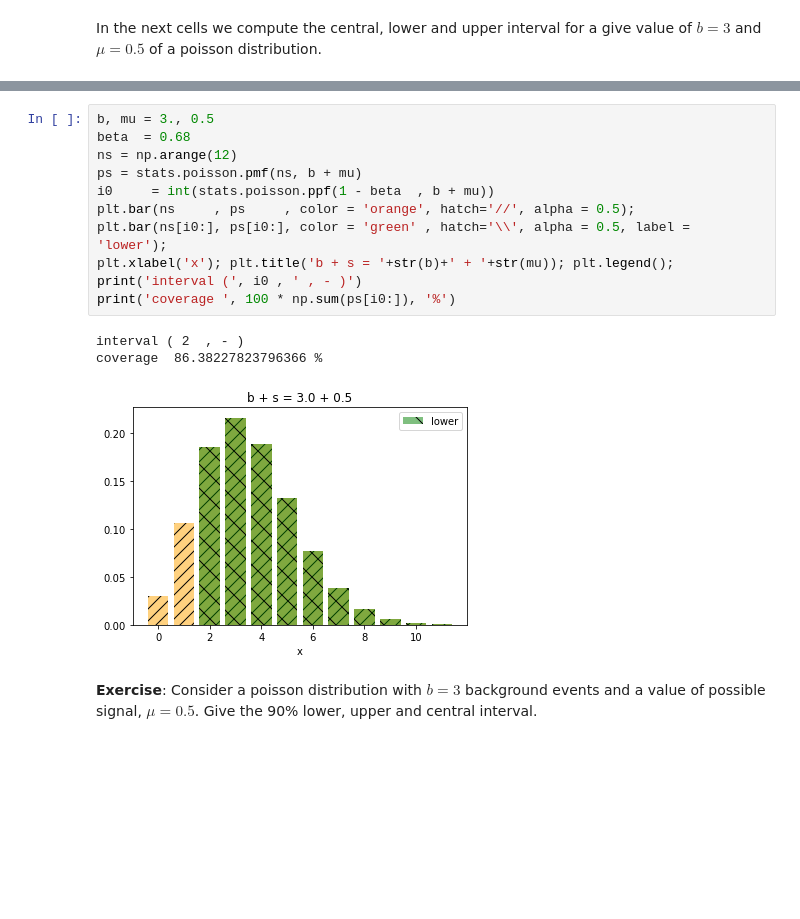
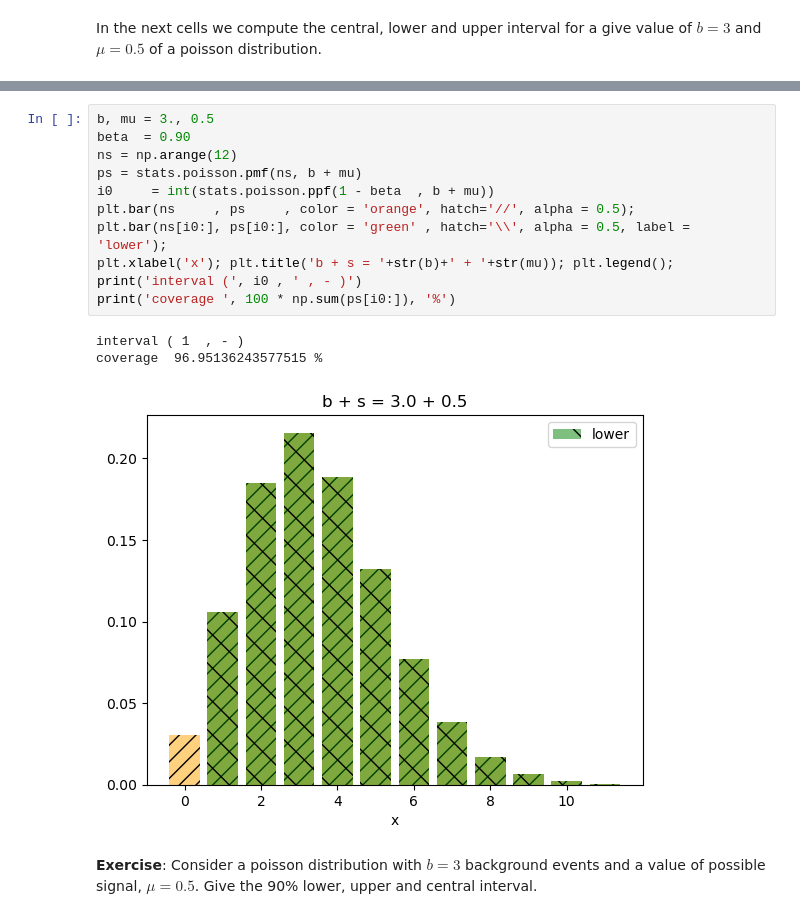
Before and after one commit to jahernando/USC-TA, a Jupyter notebook: ta_confidence_intervals.ipynb, the cells around one changed output, grey strips where cells are left out. Saved outputs shown, nothing was run; the diff lists cells and outputs as text; blank space fills up the shorter version.

```diff
--- a/ta_confidence_intervals.ipynb
+++ b/ta_confidence_intervals.ipynb
@@ -145,18 +147,18 @@ coverage  72.54449533096047 %
 # %%
 b, mu = 3., 0.5
-beta  = 0.68
+beta  = 0.90
 ns = np.arange(12)
 ps = stats.poisson.pmf(ns, b + mu)
 i0     = int(stats.poisson.ppf(1 - beta  , b + mu))
 plt.bar(ns     , ps     , color = 'orange', hatch='//', alpha = 0.5);
 plt.bar(ns[i0:], ps[i0:], color = 'green' , hatch='\\', alpha = 0.5, label = 'lower');
 plt.xlabel('x'); plt.title('b + s = '+str(b)+' + '+str(mu)); plt.legend();
 print('interval (', i0 , ' , - )')
 print('coverage ', 100 * np.sum(ps[i0:]), '%')
 # %% [output]
-interval ( 2  , - )
-coverage  86.38227823796366 %
+interval ( 1  , - )
+coverage  96.95136243577515 %
-[figure, old version]
+[figure, new version]
 # %% [markdown]
 **Exercise**: Consider a poisson distribution with $b=3$ background events and a value of possible signal, $\mu=0.5$. Give the 90% lower, upper and central interval.
 # %%
```
Also changed, not shown: parts of 33 cells of this notebook, 5 other files.
